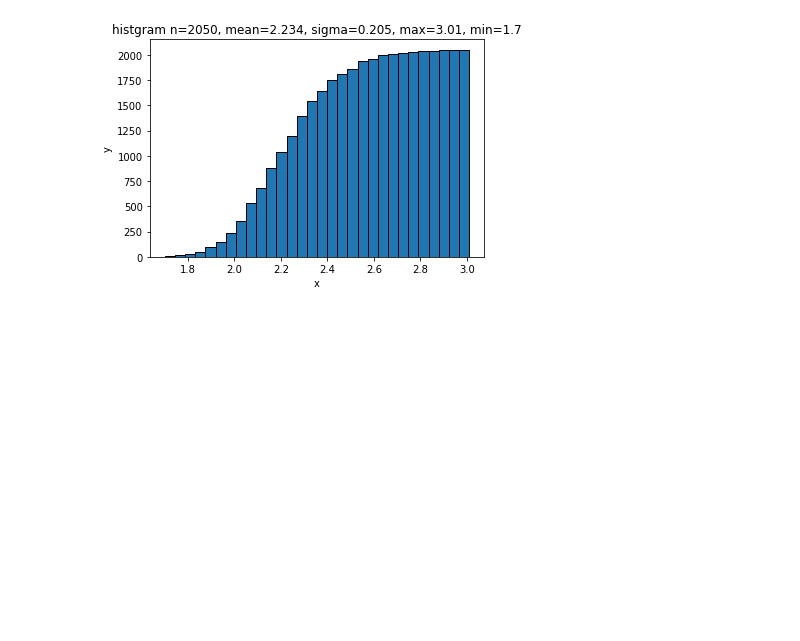
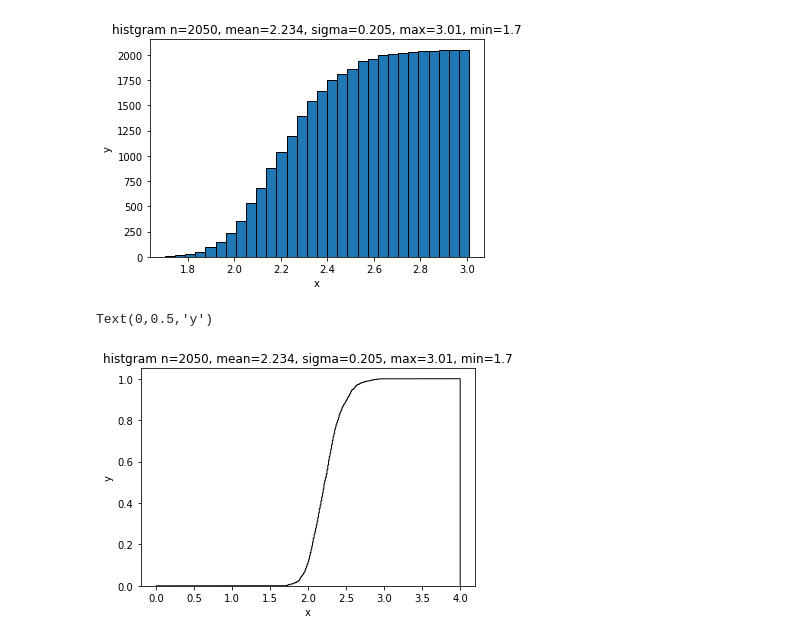
Before and after one commit to kawabe136/py, a Jupyter notebook: histgram.ipynb, the cells around one changed output. Drawn from its saved outputs; the diff is of its cells as text; code cells hidden in the pictures; blank space fills up the shorter version.

Commit message:
added cum_plot

```diff
--- a/histgram.ipynb
+++ b/histgram.ipynb
@@ -56,3 +56,20 @@ plt.ylabel('y')
 # %% [output]
 Text(0,0.5,'y')
 [figure]
+# %%
+# 累積値を出力
+cal_mean = mean(data)
+cal_median = median(data)
+cal_variance = variance(data)
+cal_stdev = stdev(data)
+cal_max = max(data)
+cal_min = min(data)
+cal_n = len(data)
+
+plt.hist(data, bins=cal_n, ec='black', normed=True, cumulative=True, histtype="step", range=(0, 4)) #edge color
+plt.title("histgram n={}, mean={:.3f}, sigma={:.3f}, max={}, min={}" .format(cal_n, cal_mean, cal_stdev, cal_max, cal_min))
+plt.xlabel('x')
+plt.ylabel('y')
+# %% [output]
+Text(0,0.5,'y')
+[figure, added]
```
Also changed, not shown: 2 other files.
